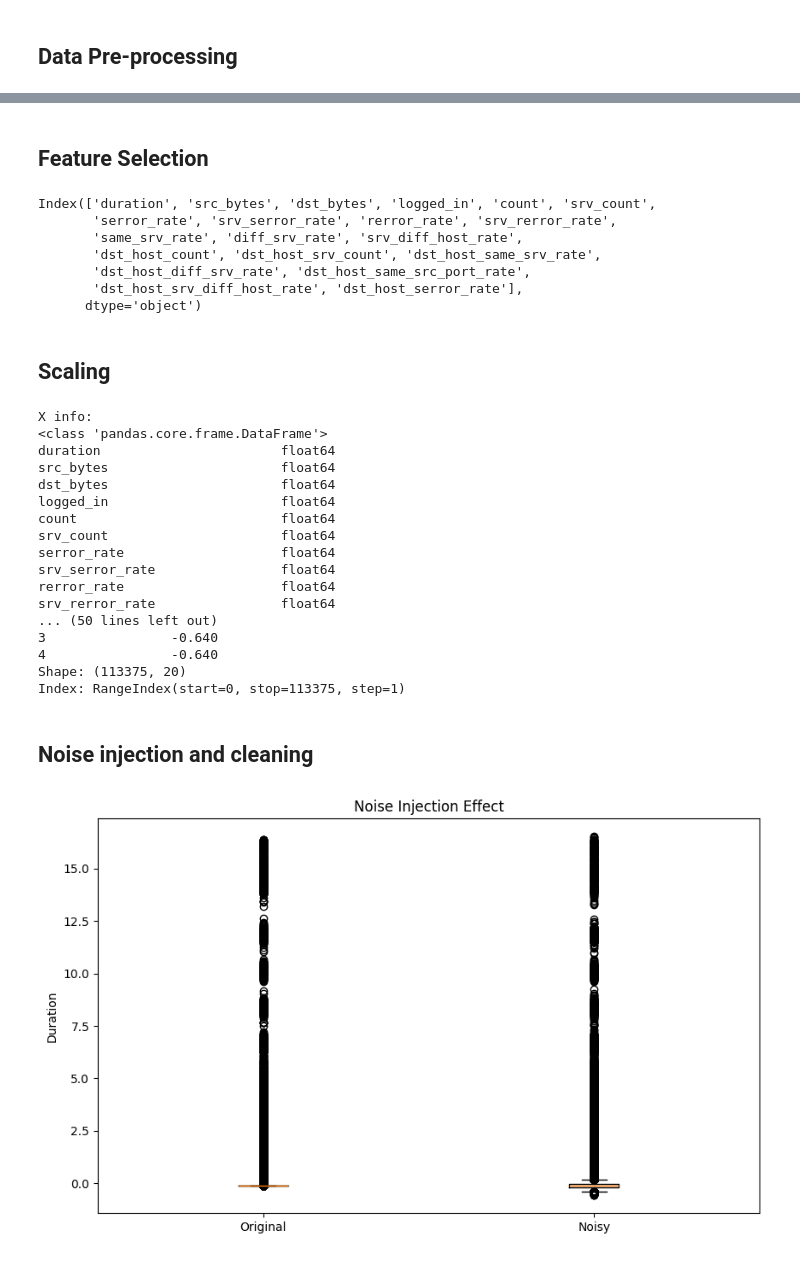
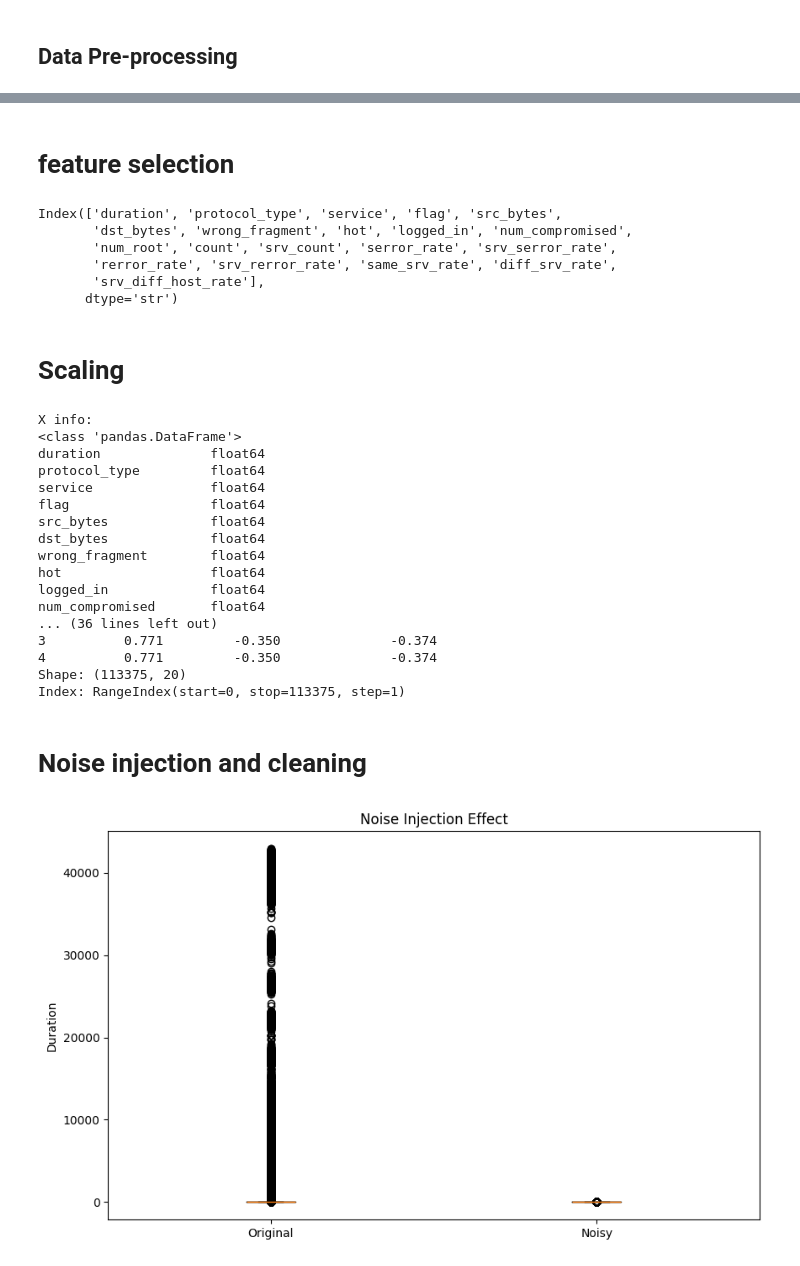
Before and after one commit to Yash-Annapure/Machine_learning_final_project, a Jupyter notebook: final_project_code.ipynb, the cells around one changed output, grey strips where cells are left out. Drawn from its saved outputs; the diff is of its cells as text; code cells hidden in the pictures.

```diff
--- a/final_project_code.ipynb
+++ b/final_project_code.ipynb
@@ -193,7 +192,11 @@ array(['normal', 'attack'], dtype=object)
 df['label'] = df['label'].apply(lambda x: 0 if x == 'normal' else 1)
 # %%
-# Encode categorical features
-df = pd.get_dummies(df, columns=['protocol_type','service','flag'])
+# Encoding categorical features into numeric values.
+categorical_cols = ['protocol_type', 'service', 'flag']
+encoder = LabelEncoder()
+
+for col in categorical_cols:
+    df[col] = encoder.fit_transform(df[col])
 # %%
 # Train-test split
 X = df.drop(['label', 'level'], axis=1)
@@ -229,5 +237,5 @@ mutual_info.sort_values(ascending=False).plot.bar(figsize=(20, 5))
 # %% [markdown]
-## Feature Selection
+# feature selection
 # %%
 from sklearn.feature_selection import SelectKBest
 Select_features = SelectKBest(mutual_info_classif, k=30)
@@ -241,15 +249,14 @@ print(cols)
 X_train=X_train[cols]
 X_test=X_test[cols]
 # %% [output]
-Index(['duration', 'src_bytes', 'dst_bytes', 'logged_in', 'count', 'srv_count',
-       'serror_rate', 'srv_serror_rate', 'rerror_rate', 'srv_rerror_rate',
-       'same_srv_rate', 'diff_srv_rate', 'srv_diff_host_rate',
-       'dst_host_count', 'dst_host_srv_count', 'dst_host_same_srv_rate',
-       'dst_host_diff_srv_rate', 'dst_host_same_src_port_rate',
-       'dst_host_srv_diff_host_rate', 'dst_host_serror_rate'],
-      dtype='object')
+Index(['duration', 'protocol_type', 'service', 'flag', 'src_bytes',
+       'dst_bytes', 'wrong_fragment', 'hot', 'logged_in', 'num_compromised',
+       'num_root', 'count', 'srv_count', 'serror_rate', 'srv_serror_rate',
+       'rerror_rate', 'srv_rerror_rate', 'same_srv_rate', 'diff_srv_rate',
+       'srv_diff_host_rate'],
+      dtype='str')
 # %% [markdown]
-## Scaling
+# Scaling
 # %%
 # Scaling
 scaler = StandardScaler()
@@ -264,49 +271,46 @@ print(f"Shape: {X_train_scaled.shape}")
 print(f"Index: {X_train_scaled.index}")
 # %% [output]
 X info:
-<class 'pandas.core.frame.DataFrame'>
-duration                       float64
-src_bytes                      float64
-dst_bytes                      float64
-logged_in                      float64
-count                          float64
-srv_count                      float64
-serror_rate                    float64
-srv_serror_rate                float64
-rerror_rate                    float64
-srv_rerror_rate                float64
-... (50 lines left out)
-3                -0.640
-4                -0.640
+<class 'pandas.DataFrame'>
+duration              float64
+protocol_type         float64
+service               float64
+flag                  float64
+src_bytes             float64
+dst_bytes             float64
+wrong_fragment        float64
+hot                   float64
+logged_in             float64
+num_compromised       float64
+... (36 lines left out)
+3          0.771         -0.350              -0.374
+4          0.771         -0.350              -0.374
 Shape: (113375, 20)
 Index: RangeIndex(start=0, stop=113375, step=1)
 # %% [markdown]
-## Noise injection and cleaning
+# Noise injection and cleaning
 # %%
 # Keep X as DataFrame
 X_noisy = X_train_scaled.copy()
 noise = np.random.normal(0, 0.1, X_noisy.shape[0])
 
 # Use column name directly - works with pandas 3.0.0
 first_col = X_noisy.columns[0]  # This is 'duration'
-#X_noisy[first_col] = (X_noisy[first_col] + noise).clip(lower=0)  #clip to prevent -ve time
-X_noisy[first_col] = X_noisy[first_col] + noise
+X_noisy[first_col] = (X_noisy[first_col] + noise).clip(lower=0)  #clip to prevent -ve time
 
 # Noise cleaning using IQR
-Q1 = X_noisy[first_col].quantile(0.25)
-Q3 = X_noisy[first_col].quantile(0.75)
+Q1 = np.percentile(X_noisy[first_col], 25)
+Q3 = np.percentile(X_noisy[first_col], 75)
 IQR = Q3 - Q1
 
 mask = (X_noisy[first_col] >= Q1 - 1.5*IQR) & (X_noisy[first_col] <= Q3 + 1.5*IQR)
 X_clean = X_noisy[mask]
 y_clean = y_train.iloc[mask.values]   # keep as pandas Series
 
 # Boxplot for pandas
-plt.boxplot(
-    [X_train_scaled.iloc[:, 0], X_noisy.iloc[:, 0]],
-    labels=['Original', 'Noisy'])
+plt.boxplot([X.iloc[:, 0], X_noisy.iloc[:, 0]], labels=['Original', 'Noisy'])
 plt.title("Noise Injection Effect")
 plt.ylabel("Duration")
 plt.show()
 # %% [output]
-[figure, old version]
+[figure, new version]
```
Also changed, not shown: parts of 31 cells of this notebook.
